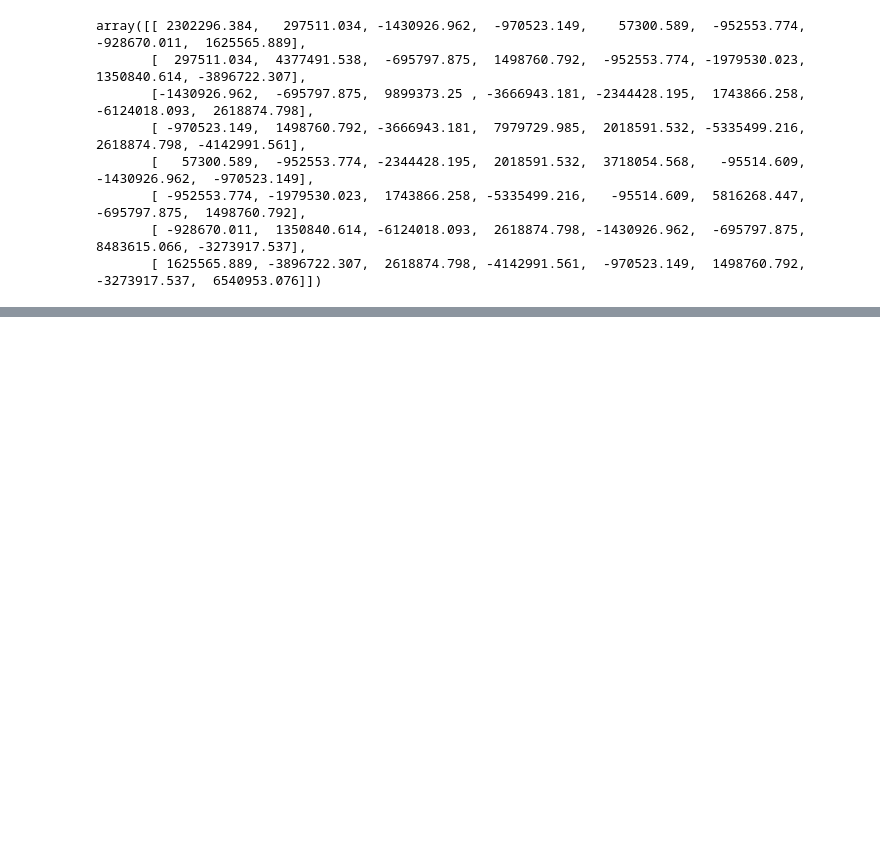
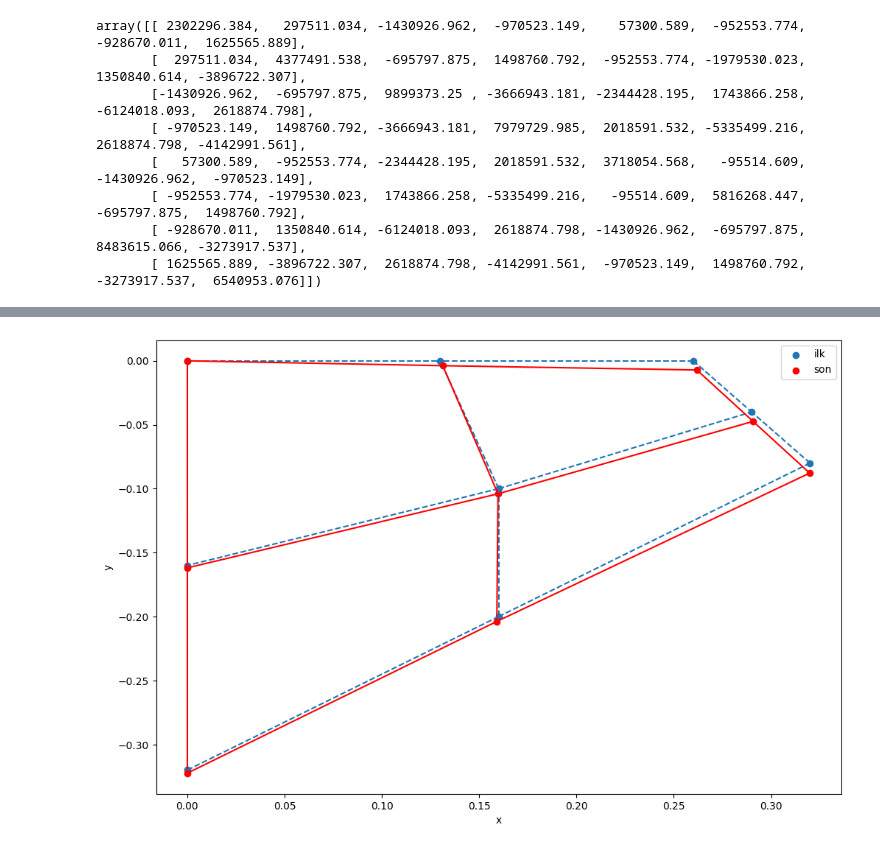
Before and after one commit to seatemelleri/SEA-Temelleri, a Jupyter notebook: Dersler/8_c.ipynb, the cells around one changed output, grey strips where cells are left out. Saved outputs shown, nothing was run; the diff lists cells and outputs as text; code cells hidden in the pictures; blank space fills up the shorter version.

```diff
--- a/Dersler/8_c.ipynb
+++ b/Dersler/8_c.ipynb
@@ -244,18 +237,20 @@ f_global.shape
 # %%
 # simdi B.C. leri uygulayalim - galiba gerek yok - olmadigini anlat
+alpha = 1e-16
 beta  = 1
 gamma = 0.0 # yatay hiz degerleri
-# h = 0.005 # kalinlik
 
-# def dirichlet_uygula(kenar, K_global, f_global, alpha, beta, gamma, A, k):
+sabit_koordinatlar = [0,2,4,5]
 
-#     for nokta in kenar:
-#         K_global[nokta,nokta]+= 1*beta*k*A/alpha
-#         f_global[nokta] += 1*gamma*k*A/alpha
+def dirichlet_uygula(noktalar, K_global, f_global, alpha, beta, gamma):
 
-#     return K_global, f_global
+    for nokta in noktalar:
+        K_global[nokta,nokta]+= 1*beta/alpha
+        f_global[nokta] += 1*gamma/alpha
 
-# K_global, f_global = dirichlet_uygula(plaka.sol_kenar_noktalar, K_global, f_global, alpha, beta, gamma, A, k)
+    return K_global, f_global
+
+K_global, f_global = dirichlet_uygula(sabit_koordinatlar, K_global, f_global, alpha, beta, gamma)
 # %%
 # sistem cozumu
 
@@ -268,0 +263,34 @@ array([ 6.869e+11,  1.060e+12,  2.517e+11,  1.060e+12, -1.835e+11,  1.060e+12,
+# %%
+# gorsellestirme
+degisim = u.reshape(-1,2)
+noktalar_son = noktalar+degisim
+
+import matplotlib.pyplot as plt
+fig, ax = plt.subplots()
+fig.set_size_inches(12,8)
+
+ax.set_xlabel("x")
+ax.set_ylabel("y")
+
+ax.scatter(noktalar[:,0],noktalar[:,1], color='#1f77b4', label='ilk')
+ax.scatter(noktalar_son[:,0],noktalar_son[:,1],color='red', label='son')
+ax.legend()
+
+# Eleman cizgileri
+for i in [1,3,5,7]:
+    ax.plot([noktalar[4][0],noktalar[i][0]],[noktalar[4][1],noktalar[i][1]],color='#1f77b4', linestyle='dashed')
+    ax.plot([noktalar_son[4][0],noktalar_son[i][0]],[noktalar_son[4][1],noktalar_son[i][1]],color='red')
+for i in [1,5]:
+    ax.plot([noktalar[2][0],noktalar[i][0]],[noktalar[2][1],noktalar[i][1]],color='#1f77b4', linestyle='dashed')
+    ax.plot([noktalar_son[2][0],noktalar_son[i][0]],[noktalar_son[2][1],noktalar_son[i][1]],color='red')
+for i in [5,7]:
+    ax.plot([noktalar[8][0],noktalar[i][0]],[noktalar[8][1],noktalar[i][1]],color='#1f77b4', linestyle='dashed')
+    ax.plot([noktalar_son[8][0],noktalar_son[i][0]],[noktalar_son[8][1],noktalar_son[i][1]],color='red')
+for i in [1,3]:
+    ax.plot([noktalar[0][0],noktalar[i][0]],[noktalar[0][1],noktalar[i][1]],color='#1f77b4', linestyle='dashed')
+    ax.plot([noktalar_son[0][0],noktalar_son[i][0]],[noktalar_son[0][1],noktalar_son[i][1]],color='red')
+for i in [3,7]:
+    ax.plot([noktalar[6][0],noktalar[i][0]],[noktalar[6][1],noktalar[i][1]],color='#1f77b4', linestyle='dashed')
+    ax.plot([noktalar_son[6][0],noktalar_son[i][0]],[noktalar_son[6][1],noktalar_son[i][1]],color='red')
+# %% [output]
+[figure, added]
```
Also changed, not shown: parts of 5 cells of this notebook.
